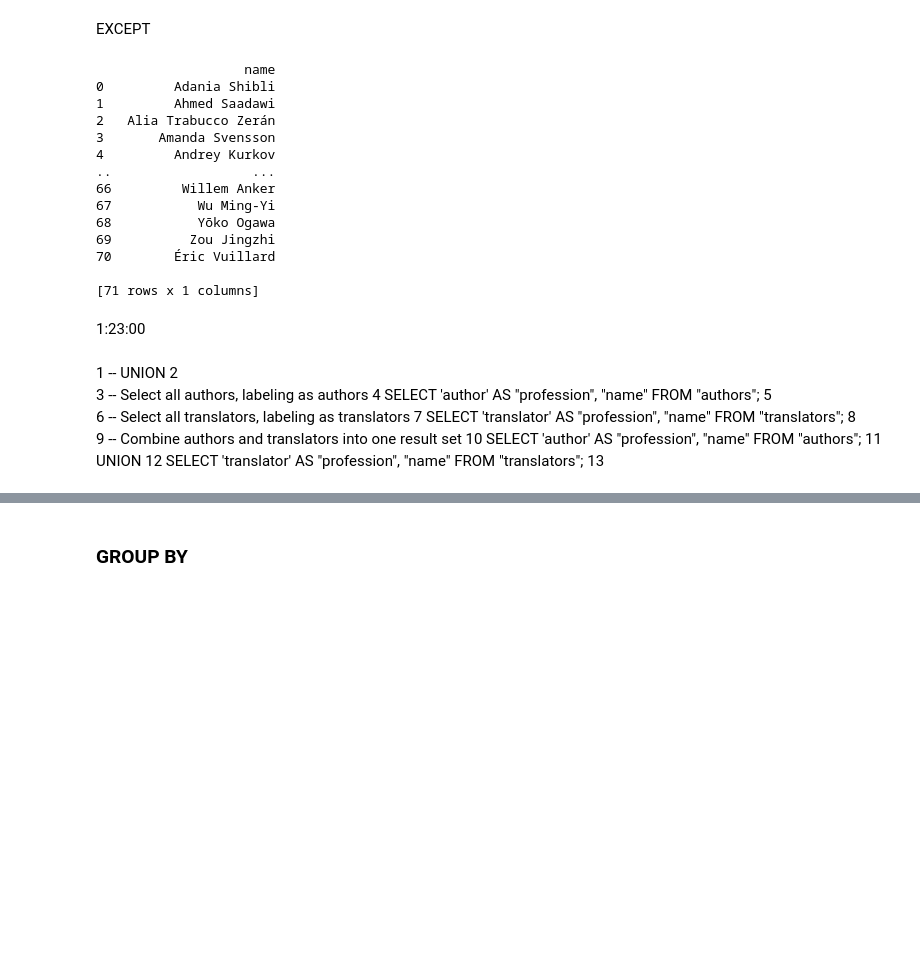
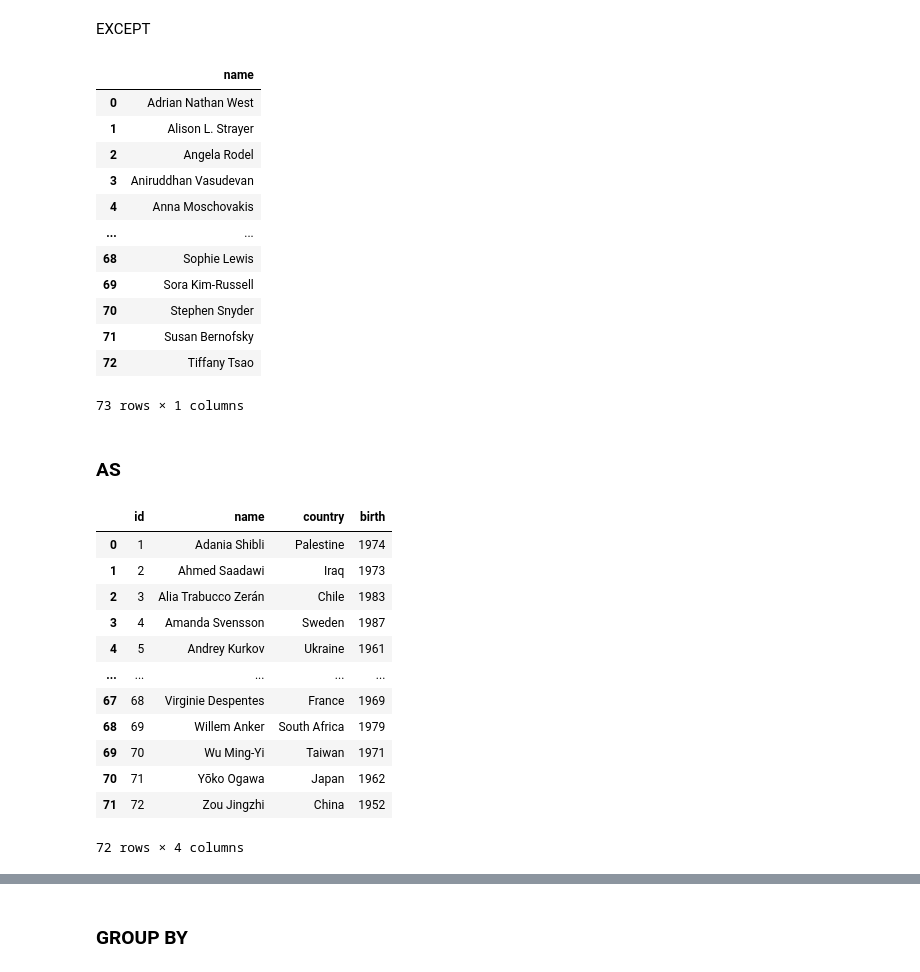
Before and after one commit to engineer-nicolas/cs50sql, a Jupyter notebook: lecture_1_Relating/lecture_1.ipynb, the cells around one changed output, grey strips where cells are left out. Saved outputs shown, nothing was run; the diff lists cells and outputs as text; code cells hidden in the pictures; blank space fills up the shorter version.

Commit message:
Update lecture 1 notebook: Relating tables

```diff
--- a/lecture_1_Relating/lecture_1.ipynb
+++ b/lecture_1_Relating/lecture_1.ipynb
@@ -508,41 +573,45 @@ Every author and every translator is included in this result set, but only once!
 # %% [markdown]
 EXCEPT
 # %%
-e= '''
-SELECT "name" FROM "authors"
+pd.read_sql_query("""
+SELECT "name" FROM "translators"
 EXCEPT
-SELECT "name" FROM "translators";
-'''
-df = pd.read_sql_query(e, conn)
-print(df)
+SELECT "name" FROM "authors";
+""",
+conn)
 # %% [output]
+|  | name |
+| 0 | Adrian Nathan West |
+| 1 | Alison L. Strayer |
+| 2 | Angela Rodel |
+| 3 | Aniruddhan Vasudevan |
+| 4 | Anna Moschovakis |
+| ... | ... |
+| 68 | Sophie Lewis |
+| 69 | Sora Kim-Russell |
+| 70 | Stephen Snyder |
+| 71 | Susan Bernofsky |
+| 72 | Tiffany Tsao |
-                   name
-0         Adania Shibli
-1         Ahmed Saadawi
-2   Alia Trabucco Zerán
-3       Amanda Svensson
-4         Andrey Kurkov
-..                  ...
-66         Willem Anker
-67           Wu Ming-Yi
-68           Yōko Ogawa
-69          Zou Jingzhi
-70        Éric Vuillard
-
-[71 rows x 1 columns]
+73 rows × 1 columns
-# %% [markdown]
-1:23:00
-# %% [markdown]
-1   -- UNION
- 2
- 3   -- Select all authors, labeling as authors
- 4   SELECT 'author' AS "profession", "name" FROM "authors";
- 5
- 6   -- Select all translators, labeling as translators
- 7   SELECT 'translator' AS "profession", "name" FROM "translators";
- 8
- 9   -- Combine authors and translators into one result set
-10   SELECT 'author' AS "profession", "name" FROM "authors";
-11   UNION
-12   SELECT 'translator' AS "profession", "name" FROM "translators";
-13
+# %% [markdown]
+### AS
+# %%
+pd.read_sql_query("""
+SELECT *
+FROM "authors";
+""",
+conn)
+# %% [output]
+|  | id | name | country | birth |
+| 0 | 1 | Adania Shibli | Palestine | 1974 |
+| 1 | 2 | Ahmed Saadawi | Iraq | 1973 |
+| 2 | 3 | Alia Trabucco Zerán | Chile | 1983 |
+| 3 | 4 | Amanda Svensson | Sweden | 1987 |
+| 4 | 5 | Andrey Kurkov | Ukraine | 1961 |
+| ... | ... | ... | ... | ... |
+| 67 | 68 | Virginie Despentes | France | 1969 |
+| 68 | 69 | Willem Anker | South Africa | 1979 |
+| 69 | 70 | Wu Ming-Yi | Taiwan | 1971 |
+| 70 | 71 | Yōko Ogawa | Japan | 1962 |
+| 71 | 72 | Zou Jingzhi | China | 1952 |
+72 rows × 4 columns
```
Also changed, not shown: parts of 42 cells of this notebook.
